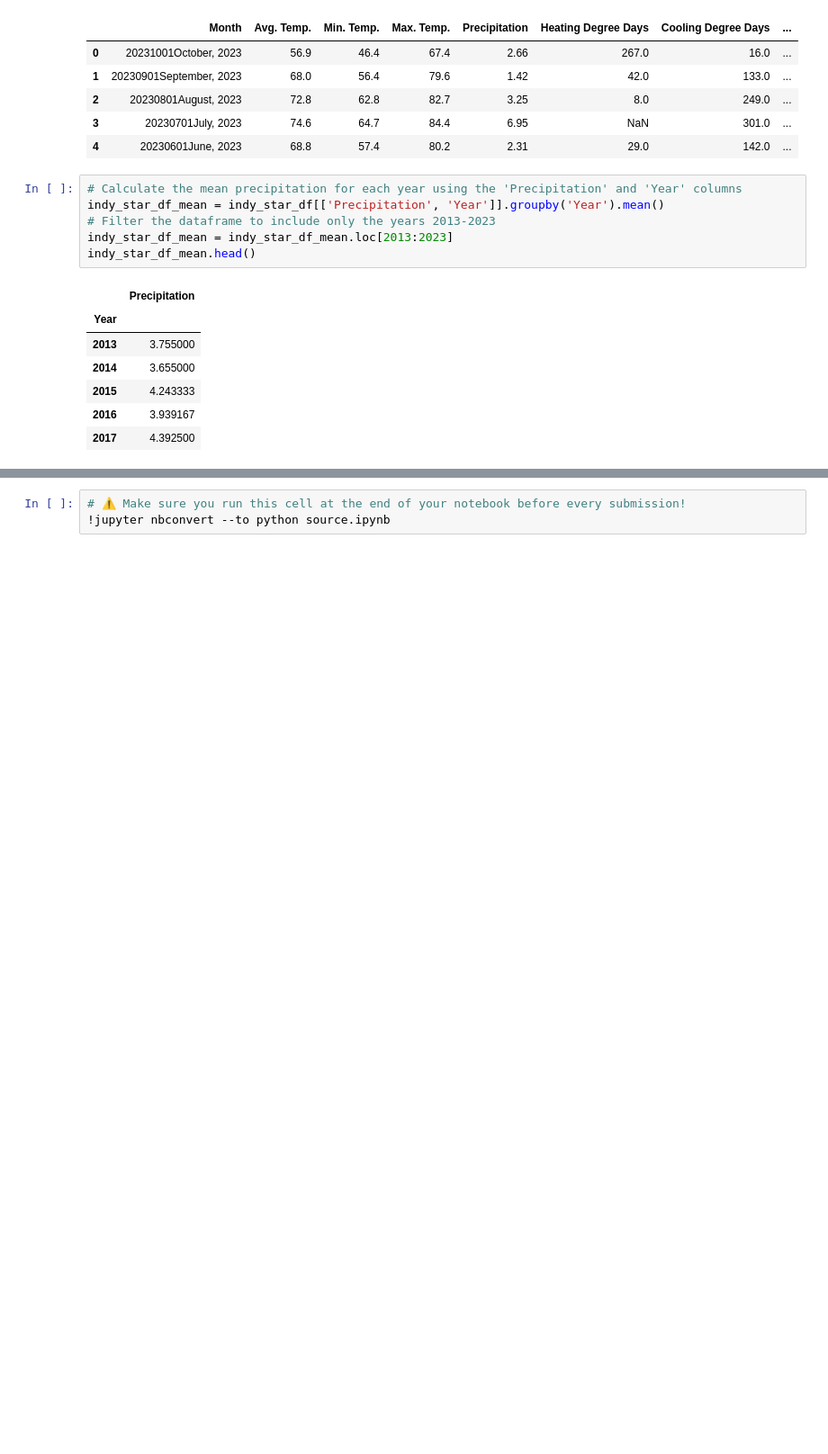
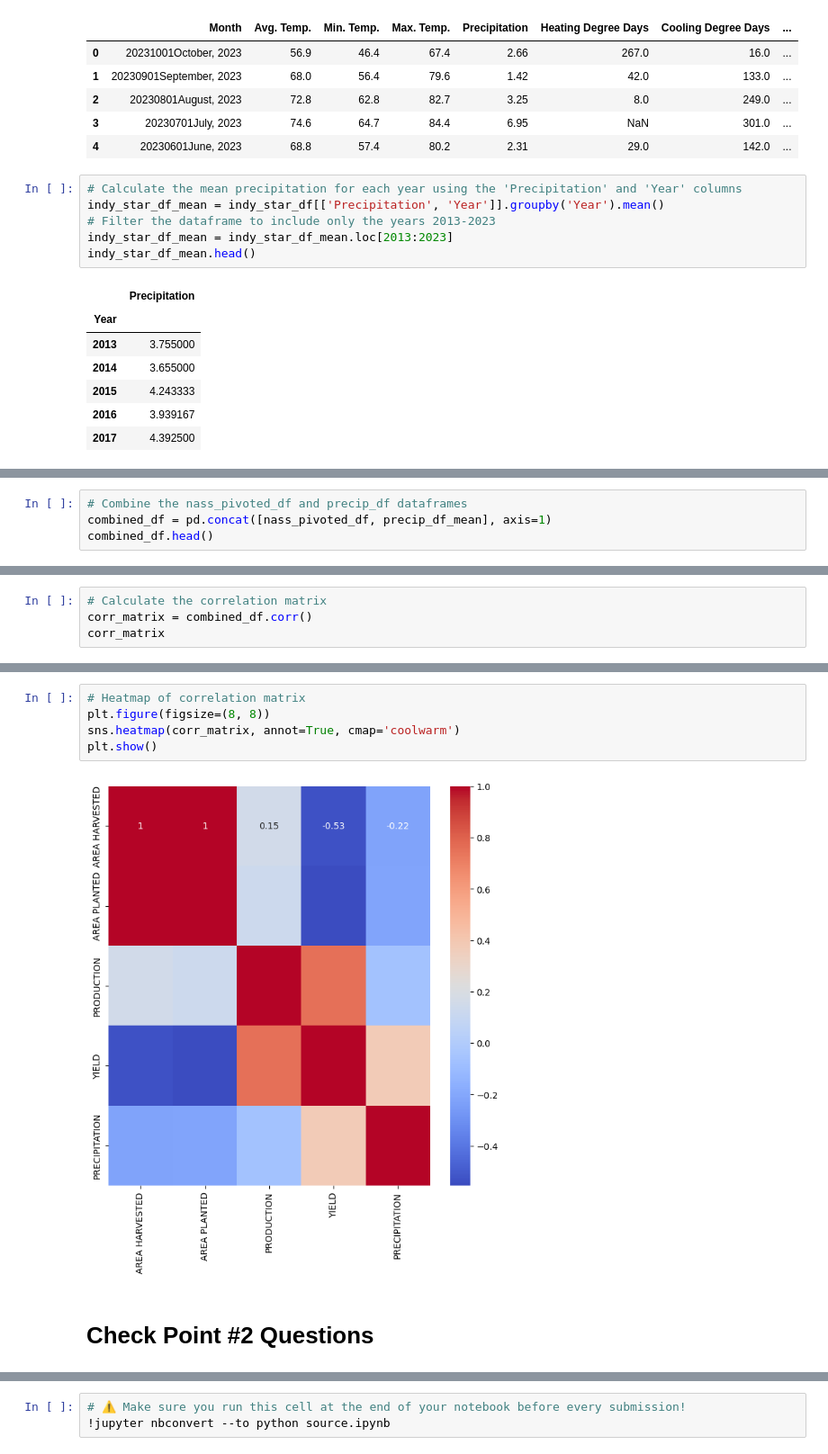
Before and after one commit to IT4063C-Fall23/final-project-kellej6, a Jupyter notebook: source.ipynb, the cells around one changed output, grey strips where cells are left out. Shown: that part at 90% size. Saved outputs shown, nothing was run; the diff lists cells and outputs as text; blank space fills up the shorter version.

Commit message:
Answered assignment checkpoint questions

```diff
--- a/source.ipynb
+++ b/source.ipynb
@@ -542,0 +578,4 @@ plt.show()
+# %%
+# Combine the nass_pivoted_df and precip_df dataframes
+combined_df = pd.concat([nass_pivoted_df, precip_df_mean], axis=1)
+combined_df.head()
@@ -542,0 +589,4 @@ plt.show()
+# %%
+# Calculate the correlation matrix
+corr_matrix = combined_df.corr()
+corr_matrix
@@ -542,0 +600,9 @@ plt.show()
+# %%
+# Heatmap of correlation matrix
+plt.figure(figsize=(8, 8))
+sns.heatmap(corr_matrix, annot=True, cmap='coolwarm')
+plt.show()
+# %% [output]
+[figure, added]
+# %% [markdown]
+# Check Point #2 Questions
```
Also changed, not shown: parts of 19 cells of this notebook.
